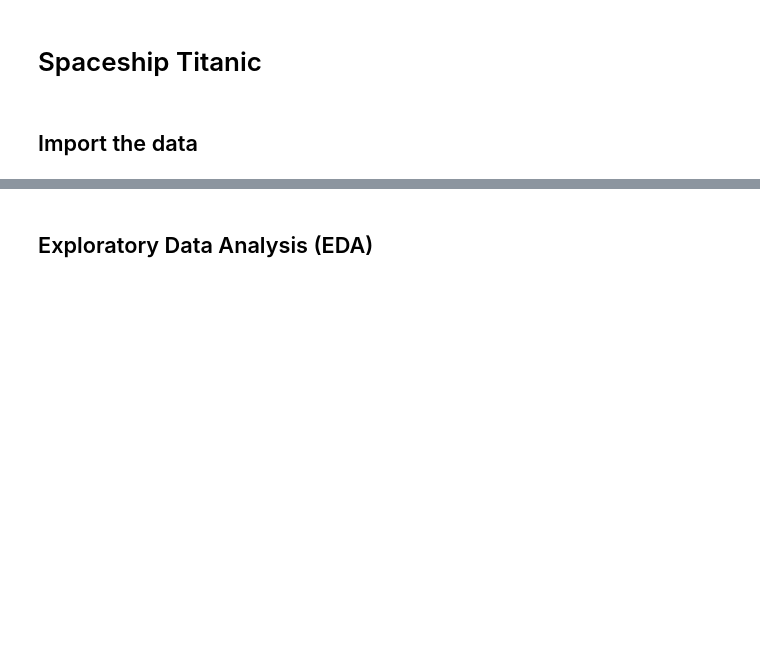
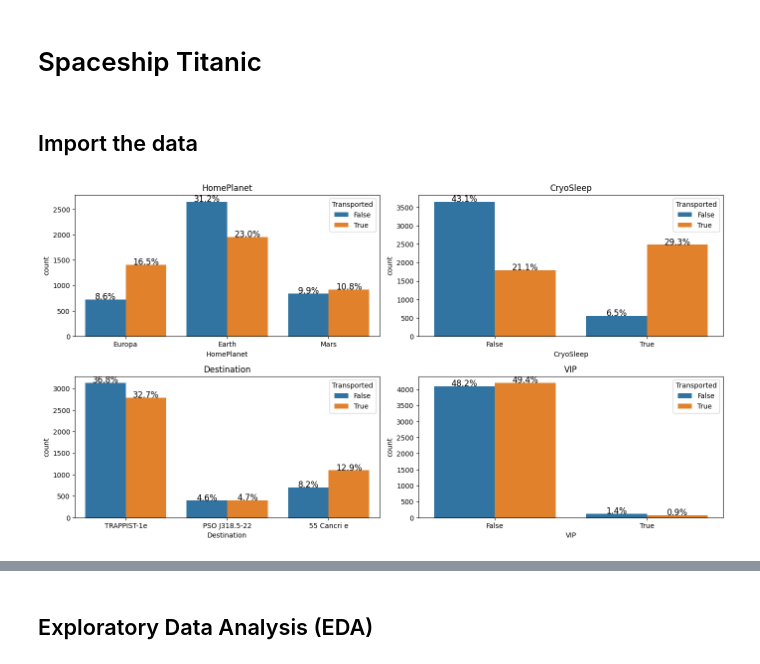
Before and after one commit to Zark-ML/Spaceship-Titanic, a Jupyter notebook: main.ipynb, the cells around one changed output, grey strips where cells are left out. Drawn from its saved outputs; the diff is of its cells as text; code cells hidden in the pictures; blank space fills up the shorter version.

```diff
--- a/main.ipynb
+++ b/main.ipynb
@@ -32,3 +32,31 @@ X = train_data.drop(columns='Transported')
 y = train_data['Transported']
 
 df = train_data.copy()
+# %%
+import matplotlib.pyplot as plt
+import seaborn as sns
+
+# Categorical features
+cat_feats = ['HomePlanet', 'CryoSleep', 'Destination', 'VIP']
+
+# Plot categorical features
+fig = plt.figure(figsize=(14, 18))
+for i, var_name in enumerate(cat_feats):
+    ax = fig.add_subplot(5, 2, i + 1)
+    plot = sns.countplot(data=df, x=var_name, ax=ax, hue='Transported')
+
+    # Calculate and display percentages
+    total_counts = df[var_name].value_counts().sum()
+    for p in plot.patches:
+        count = p.get_height()
+        if count > 0:
+            percentage = f'{100 * count / total_counts:.1f}%'
+            ax.text(p.get_x() + p.get_width() / 2, count + 2, percentage,
+                    ha='center', fontsize=12)
+
+    ax.set_title(var_name)
+
+fig.tight_layout()  # Improves appearance
+plt.show()
+# %% [output]
+[figure, added]
```
Also changed, not shown: parts of 7 cells of this notebook, 1 other file.
